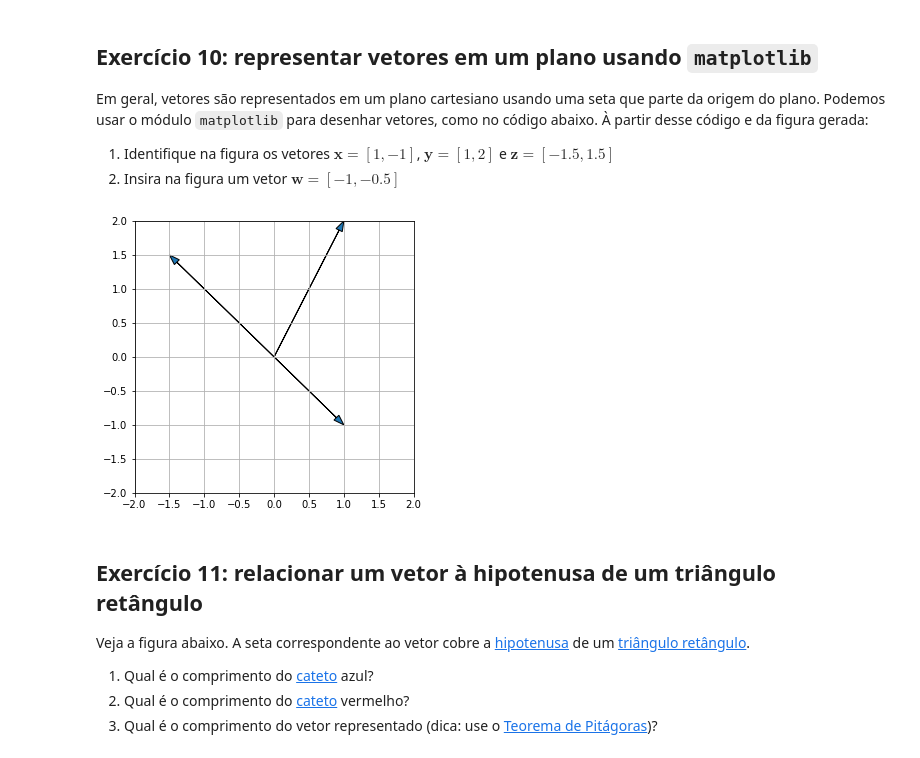
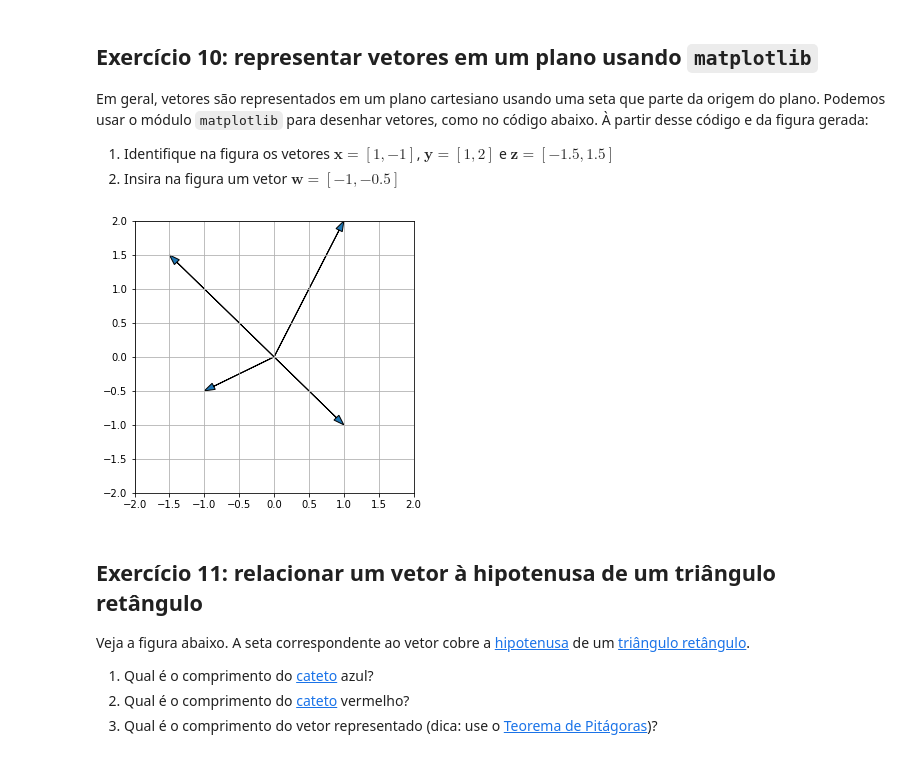
Before and after one commit to tiagoft/alglin-alunos, a Jupyter notebook: 01-vetores.ipynb, the cells around one changed output. Saved outputs shown, nothing was run; the diff lists cells and outputs as text; code cells hidden in the pictures.

```diff
--- a/01-vetores.ipynb
+++ b/01-vetores.ipynb
@@ -301,14 +413,15 @@ Em geral, vetores são representados em um plano cartesiano usando uma seta que
 # %%
 plt.figure(figsize=(5,5))
 plt.arrow(0,0,1,2,length_includes_head=True,head_width=0.1,)
 plt.arrow(0,0,-1.5,1.5,length_includes_head=True,head_width=0.1)
 plt.arrow(0,0,1,-1,length_includes_head=True,head_width=0.1)
+plt.arrow(0,0,-1,-0.5,length_includes_head=True,head_width=0.1,)
 plt.xlim([-2,2])
 plt.ylim([-2,2])
 plt.grid()
 plt.show()
 # %% [output]
-[figure, old version]
+[figure, new version]
 # %% [markdown]
 ## Exercício 11: relacionar um vetor à hipotenusa de um triângulo retângulo
 
```
Also changed, not shown: parts of 24 cells of this notebook, 1 other file.
